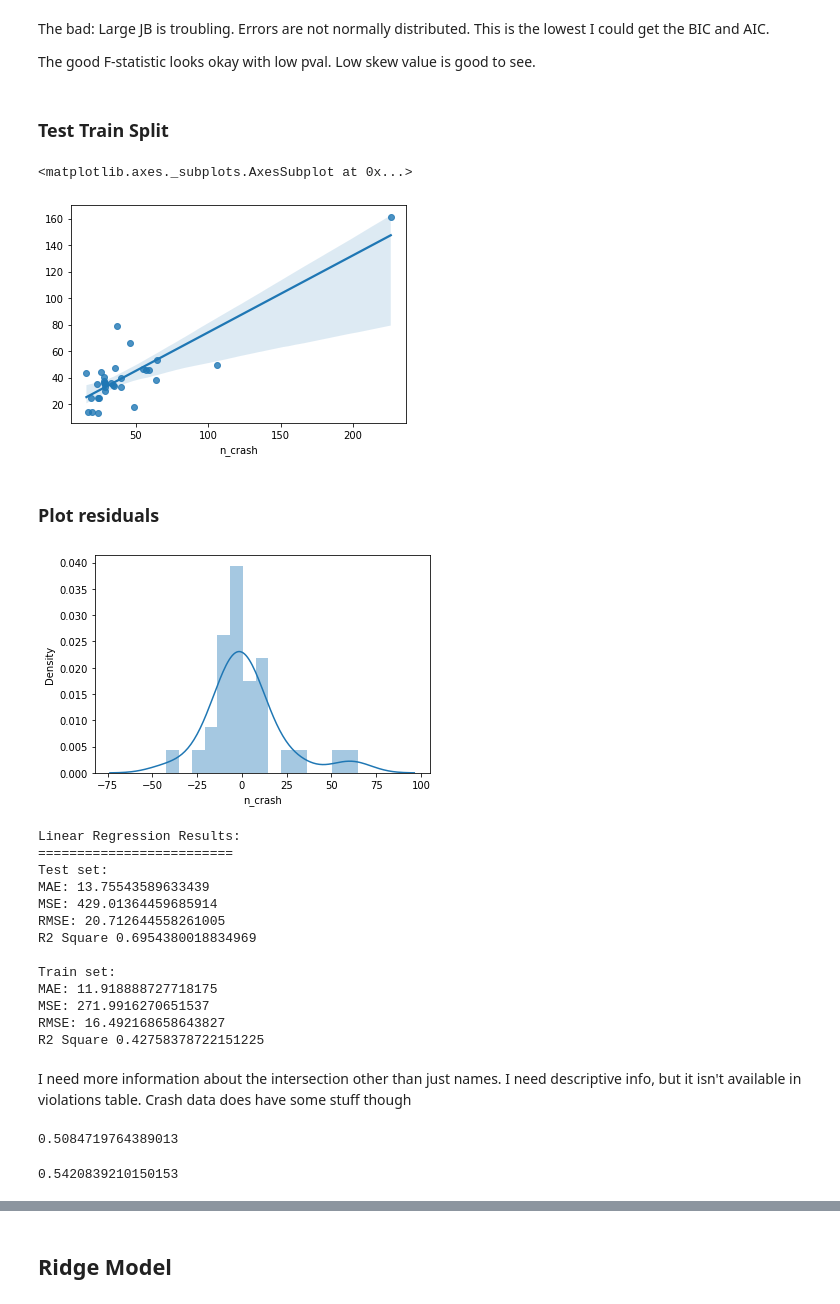
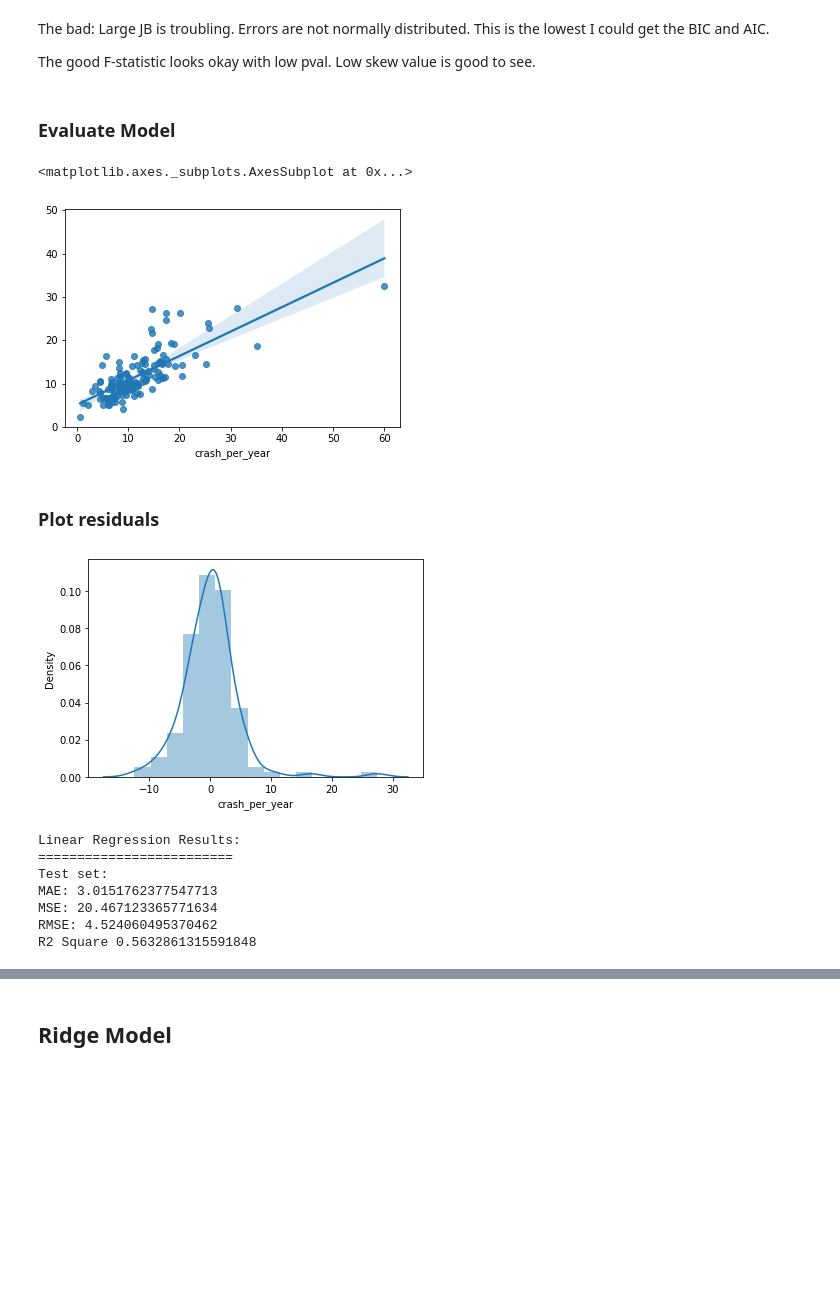
Before and after one commit to sciencelee/chicago-red-light-cameras, a Jupyter notebook: 04-crash-linreg.ipynb, the cells around one changed output, grey strips where cells are left out. Cells and saved outputs as stored; diff of their text form; code cells hidden in the pictures; blank space fills up the shorter version.

```diff
--- a/04-crash-linreg.ipynb
+++ b/04-crash-linreg.ipynb
@@ -507,6 +549,9 @@ keep = ['total_lanes', 'way', 'violations_per_year', 'violations_per_year',
+# %%
+#X_ = X.iloc[:,selector.support_]
+# Chose not to keep n_cams because I consider it a mitigation put in place, not inherent to intersection
+keep = ['traffic', 'total_lanes', 'speed', 'violations_per_year', 'n_cams', 'one_way', 'turn_lanes', 'way']
+X = X_[keep]
 # %%
-print(X_.columns)
-print(selector.support_)
-X = df_final[keep]
+print(X.columns)
 # this did not result in a positive r2 value.  I will manually select some of my features instead
 # %% [output]
@@ -572,8 +607,8 @@ This is the lowest I could get the BIC and AIC.
 The good
 F-statistic looks okay with low pval.
 Low skew value is good to see.
-# %% [markdown]
-### Test Train Split
+# %% [markdown]
+### Evaluate Model
 # %%
 def cross_val(model, X, y):
     # return a cross val score for my models
@@ -598,72 +633,38 @@ def evaluate(true, predicted):
     rmse = np.sqrt(metrics.mean_squared_error(true, predicted))
     r2_square = metrics.r2_score(true, predicted)
     return mae, mse, rmse, r2_square
-# %%
-X = df_final.drop(['n_crash'], axis=1)
-y = df_final['n_crash']
-X_train, X_test, y_train, y_test = train_test_split(X, y, test_size=0.2, random_state=0)
 # %%
 reg = LinearRegression()
 reg.fit(X, y)  # my regression object
 
-pred = reg.predict(X_test)
+pred = reg.predict(X)
 # %%
-sns.regplot(y_test, pred)
+sns.regplot(y, pred)
 # plt.xlim(0,80)
 # plt.ylim(0,60)
 # %% [output]
 <matplotlib.axes._subplots.AxesSubplot at 0x...>
-[figure, old version]
+[figure, new version]
 # %% [markdown]
 ### Plot residuals
 # %%
-sns.distplot((y_test - pred), bins=15);
+sns.distplot((y - pred), bins=15);
 # %% [output]
-[figure, old version]
+[figure, new version]
 # %%
-test_pred = reg.predict(X_test)
-train_pred = reg.predict(X_train)
 
 print("Linear Regression Results:")
 print('=========================')
 print('Test set:')
-print_evaluate(y_test, test_pred)
-
-print()
-print('Train set:')
-print_evaluate(y_train, train_pred)
+print_evaluate(y, pred)
 # %% [output]
 Linear Regression Results:
 =========================
 Test set:
-MAE: 13.75543589633439
-MSE: 429.01364459685914
-RMSE: 20.712644558261005
-R2 Square 0.6954380018834969
-
-Train set:
-MAE: 11.918888727718175
-MSE: 271.9916270651537
-RMSE: 16.492168658643827
-R2 Square 0.42758378722151225
+MAE: 3.0151762377547713
+MSE: 20.467123365771634
+RMSE: 4.524060495370462
+R2 Square 0.5632861315591848
-# %% [markdown]
-I need more information about the intersection other than just names.
-I need descriptive info, but it isn't available in violations table.  Crash data does have some stuff though
-# %%
-# would like to use ridge because I seem to have some correlated data
-
-from sklearn.linear_model import Ridge, RidgeCV
-import numpy as np
-
-clf = Ridge(alpha=1, fit_intercept=False)
-clf.fit(X, y)
-print(clf.score(X,y))
-
-clf2 = RidgeCV(alphas=[1e-3, 1e-2, 1e-1, 1]).fit(X, y)
-clf2.score(X,y)
-# %% [output]
-0.5084719764389013
-0.5420839210150153
 # %%
 coefficients = dict(zip(X.columns,list(reg.coef_)))
 for var in coefficients:
```
Also changed, not shown: parts of 39 cells of this notebook, 5 other files.
